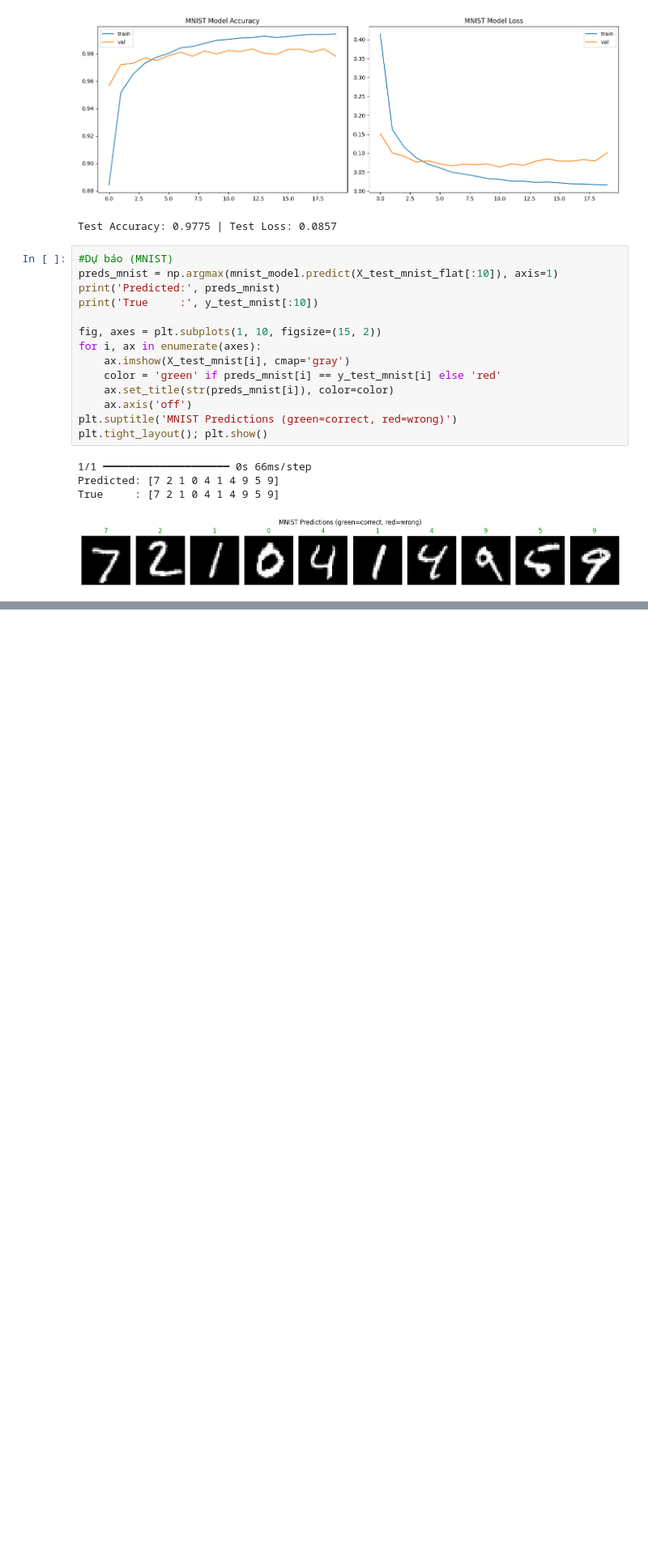
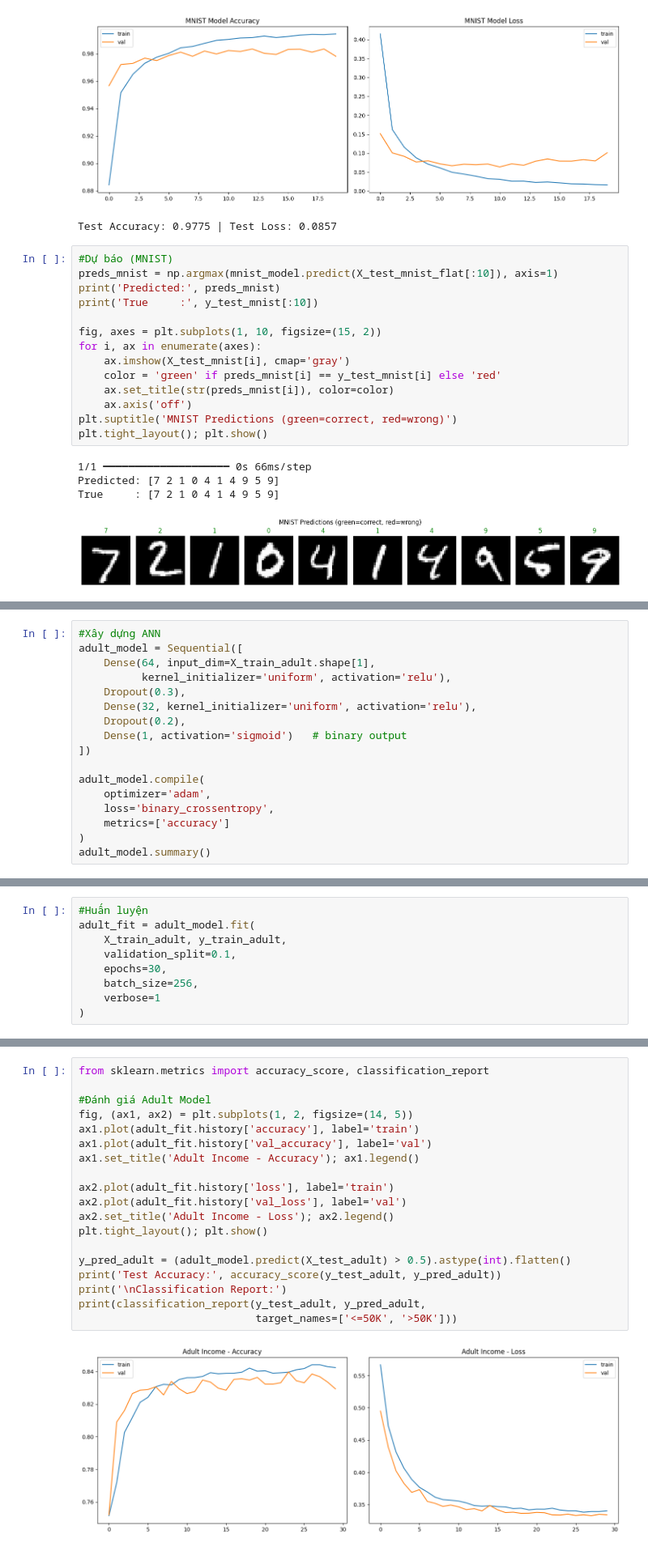
Before and after one commit to hongocphuongnhu/TH_Deep_Learning, a Jupyter notebook: Tuan03_THDeep.ipynb, the cells around one changed output, grey strips where cells are left out. Shown at 81% size. Cells and saved outputs as stored; diff of their text form; blank space fills up the shorter version.

```diff
--- a/Tuan03_THDeep.ipynb
+++ b/Tuan03_THDeep.ipynb
@@ -251,0 +326,17 @@ True     : [7 2 1 0 4 1 4 9 5 9]
+# %%
+#Xây dựng ANN
+adult_model = Sequential([
+    Dense(64, input_dim=X_train_adult.shape[1],
+          kernel_initializer='uniform', activation='relu'),
+    Dropout(0.3),
+    Dense(32, kernel_initializer='uniform', activation='relu'),
+    Dropout(0.2),
+    Dense(1, activation='sigmoid')   # binary output
+])
+
+adult_model.compile(
+    optimizer='adam',
+    loss='binary_crossentropy',
+    metrics=['accuracy']
+)
+adult_model.summary()
@@ -251,0 +361,9 @@ True     : [7 2 1 0 4 1 4 9 5 9]
+# %%
+#Huấn luyện
+adult_fit = adult_model.fit(
+    X_train_adult, y_train_adult,
+    validation_split=0.1,
+    epochs=30,
+    batch_size=256,
+    verbose=1
+)
@@ -251,0 +388,21 @@ True     : [7 2 1 0 4 1 4 9 5 9]
+# %%
+from sklearn.metrics import accuracy_score, classification_report
+
+#Đánh giá Adult Model
+fig, (ax1, ax2) = plt.subplots(1, 2, figsize=(14, 5))
+ax1.plot(adult_fit.history['accuracy'], label='train')
+ax1.plot(adult_fit.history['val_accuracy'], label='val')
+ax1.set_title('Adult Income - Accuracy'); ax1.legend()
+
+ax2.plot(adult_fit.history['loss'], label='train')
+ax2.plot(adult_fit.history['val_loss'], label='val')
+ax2.set_title('Adult Income - Loss'); ax2.legend()
+plt.tight_layout(); plt.show()
+
+y_pred_adult = (adult_model.predict(X_test_adult) > 0.5).astype(int).flatten()
+print('Test Accuracy:', accuracy_score(y_test_adult, y_pred_adult))
+print('\nClassification Report:')
+print(classification_report(y_test_adult, y_pred_adult,
+                            target_names=['<=50K', '>50K']))
+# %% [output]
+[figure, added]
```
Also changed, not shown: parts of 8 cells of this notebook.
